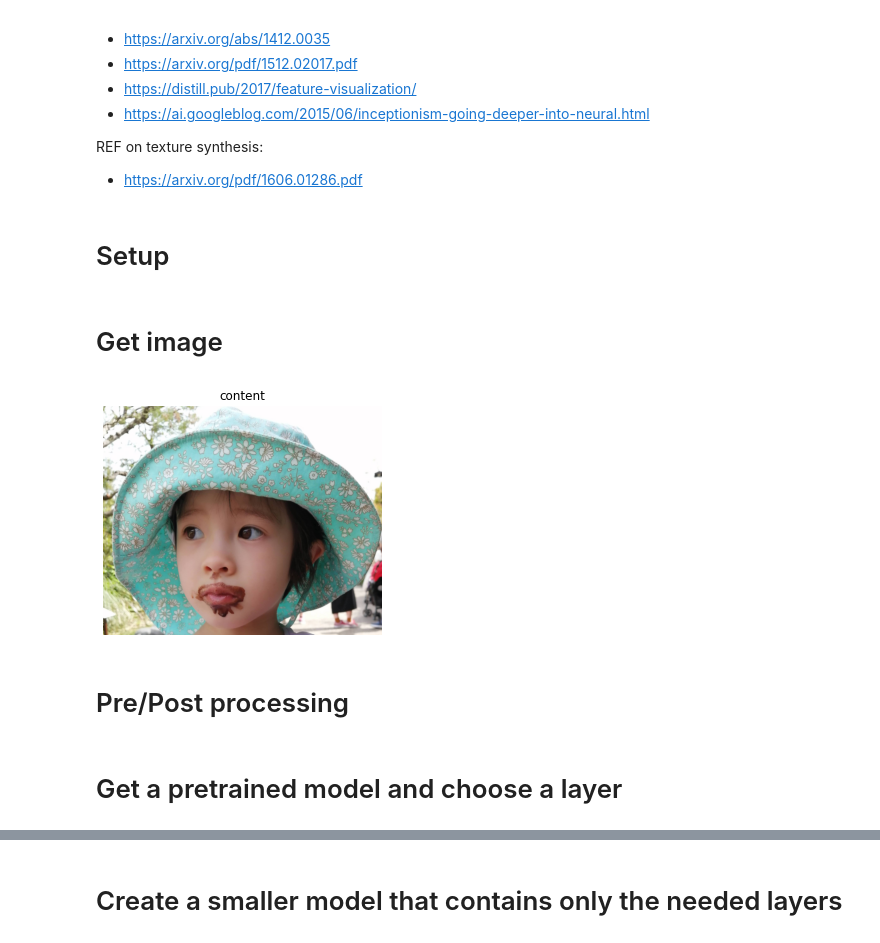
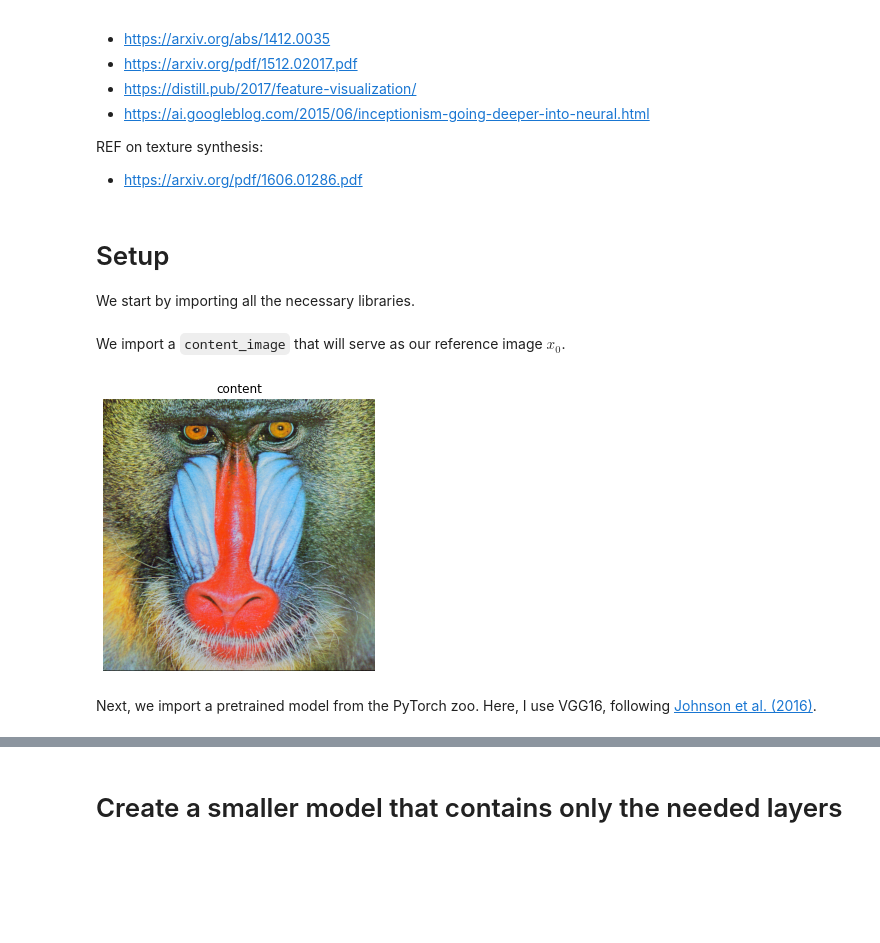
Before and after one commit to abauville/Neural_style_transfer, a Jupyter notebook: Blog01_Feature_visualization.ipynb, the cells around one changed output, grey strips where cells are left out. Drawn from its saved outputs; the diff is of its cells as text; code cells hidden in the pictures; blank space fills up the shorter version.

Commit message:
started writing the blogpost

```diff
--- a/Blog01_Feature_visualization.ipynb
+++ b/Blog01_Feature_visualization.ipynb
@@ -18,8 +53,10 @@ REF on feature vis:
 
 REF on texture synthesis:
 - https://arxiv.org/pdf/1606.01286.pdf
-# %% [markdown]
-# Setup
+# %% [markdown]
+# Setup
+
+We start by importing all the necessary libraries.
 # %%
 # Imports
 import torch
@@ -42,14 +79,11 @@ def timer(msg='timer'):
     tic = time()
     yield
     return print(f"{msg}: {time() - tic:.2f}")
-# %% [markdown]
-# Get image
+# %% [markdown]
+We import a `content_image` that will serve as our reference image $x_0$.
 # %%
-# content_im = skimage.io.imread("https://github.com/scijs/baboon-image/blob/master/baboon.png?raw=true")
-content_im = skimage.io.imread("./Data/Cecile2.jpg")
+content_im = skimage.io.imread("https://github.com/scijs/baboon-image/blob/master/baboon.png?raw=true")
 fig, ax = plt.subplots(1,1,figsize=[5,5])
 _ = plt.imshow(content_im); plt.title("content"); _ = plt.axis("off")
 # %% [output]
-[figure, old version]
+[figure, new version]
-# %% [markdown]
-# Pre/Post processing
@@ -59,5 +90,5 @@ _ = plt.imshow(content_im); plt.title("content"); _ = plt.axis("off")
-# %% [markdown]
-# Get a pretrained model and choose a layer
+# %% [markdown]
+Next, we import a pretrained model from the PyTorch zoo. Here, I use VGG16, following [Johnson et al. (2016)](https://arxiv.org/abs/1603.08155).
 # %%
 pretrained_net = torchvision.models.vgg16(pretrained=True)#.features.to(device).eval()
 display(pretrained_net.features)
```
Also changed, not shown: parts of 17 cells of this notebook.
